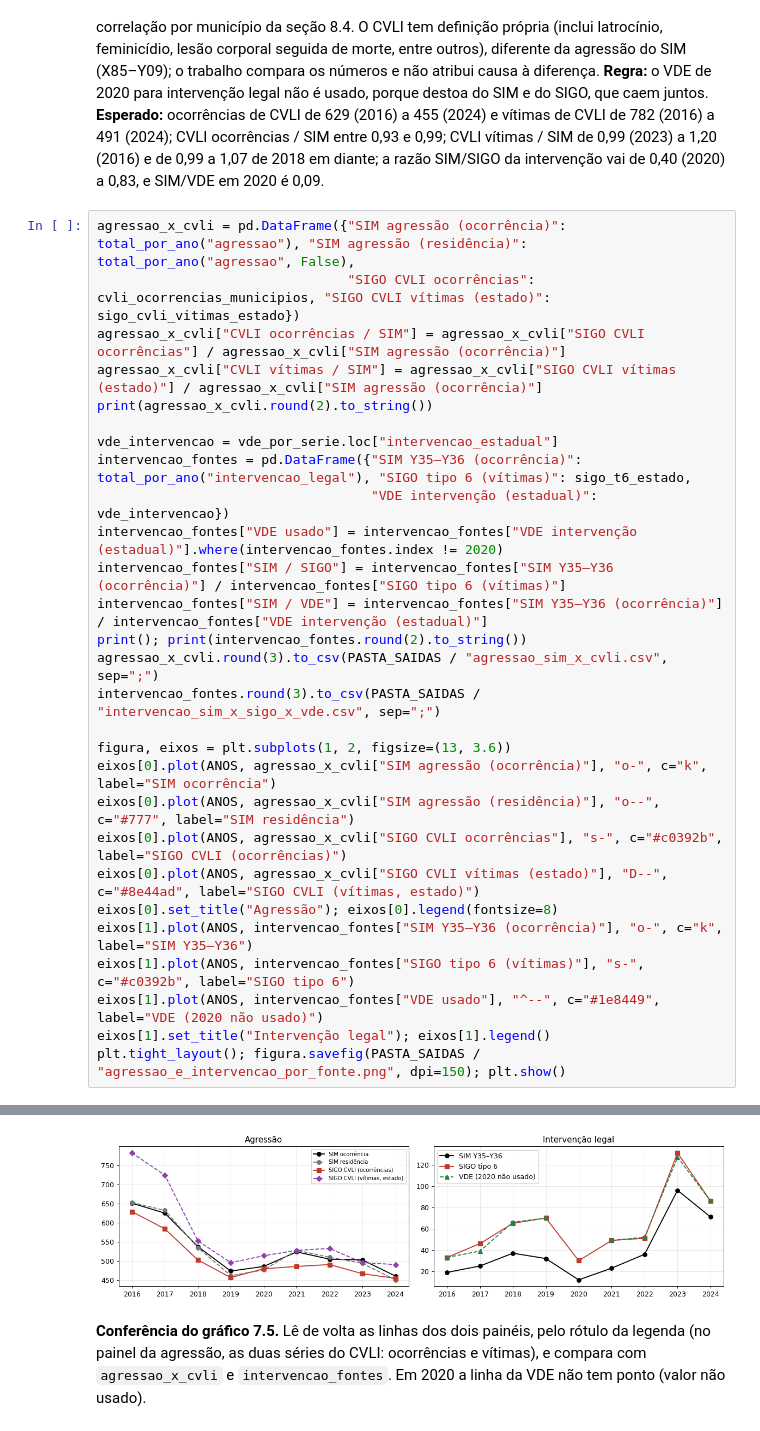
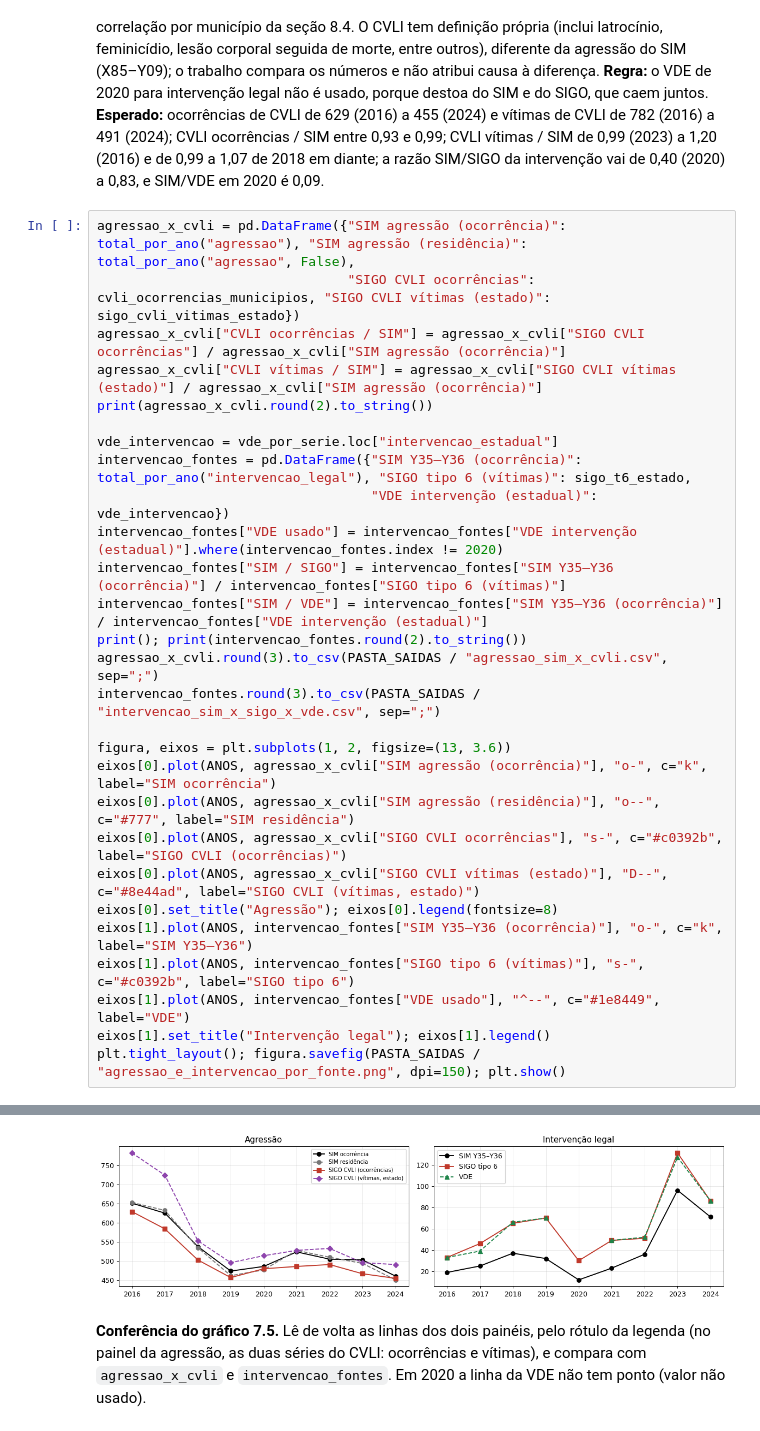
Before and after one commit to magalhes/mortes-violentas-ms, a Jupyter notebook: E4_entrega_final.ipynb, the cells around one changed output, grey strips where cells are left out. Saved outputs shown, nothing was run; the diff lists cells and outputs as text.

```diff
--- a/E4_entrega_final.ipynb
+++ b/E4_entrega_final.ipynb
@@ -3279,35 +3279,35 @@ agressao_x_cvli.round(3).to_csv(PASTA_SAIDAS / "agressao_sim_x_cvli.csv", sep=";
 intervencao_fontes.round(3).to_csv(PASTA_SAIDAS / "intervencao_sim_x_sigo_x_vde.csv", sep=";")
 
 figura, eixos = plt.subplots(1, 2, figsize=(13, 3.6))
 eixos[0].plot(ANOS, agressao_x_cvli["SIM agressão (ocorrência)"], "o-", c="k", label="SIM ocorrência")
 eixos[0].plot(ANOS, agressao_x_cvli["SIM agressão (residência)"], "o--", c="#777", label="SIM residência")
 eixos[0].plot(ANOS, agressao_x_cvli["SIGO CVLI ocorrências"], "s-", c="#c0392b", label="SIGO CVLI (ocorrências)")
 eixos[0].plot(ANOS, agressao_x_cvli["SIGO CVLI vítimas (estado)"], "D--", c="#8e44ad", label="SIGO CVLI (vítimas, estado)")
 eixos[0].set_title("Agressão"); eixos[0].legend(fontsize=8)
 eixos[1].plot(ANOS, intervencao_fontes["SIM Y35–Y36 (ocorrência)"], "o-", c="k", label="SIM Y35–Y36")
 eixos[1].plot(ANOS, intervencao_fontes["SIGO tipo 6 (vítimas)"], "s-", c="#c0392b", label="SIGO tipo 6")
-eixos[1].plot(ANOS, intervencao_fontes["VDE usado"], "^--", c="#1e8449", label="VDE (2020 não usado)")
+eixos[1].plot(ANOS, intervencao_fontes["VDE usado"], "^--", c="#1e8449", label="VDE")
 eixos[1].set_title("Intervenção legal"); eixos[1].legend()
 plt.tight_layout(); figura.savefig(PASTA_SAIDAS / "agressao_e_intervencao_por_fonte.png", dpi=150); plt.show()
 # %% [output]
       SIM agressão (ocorrência)  SIM agressão (residência)  SIGO CVLI ocorrências  SIGO CVLI vítimas (estado)  CVLI ocorrências / SIM  CVLI vítimas / SIM
 2016                        651                        653                    629                         782                    0.97                1.20
 2017                        625                        632                    584                         724                    0.93                1.16
 2018                        538                        535                    503                         553                    0.93                1.03
 2019                        474                        462                    457                         496                    0.96                1.05
 2020                        486                        477                    480                         514                    0.99                1.06
 2021                        524                        528                    486                         528                    0.93                1.01
 2022                        505                        510                    491                         533                    0.97                1.06
 2023                        503                        494                    467                         496                    0.93                0.99
 2024                        461                        451                    455                         491                    0.99                1.07
 
       SIM Y35–Y36 (ocorrência)  SIGO tipo 6 (vítimas)  VDE intervenção (estadual)  VDE usado  SIM / SIGO  SIM / VDE
 ... (5 lines left out)
 2021                        23                     49                          49       49.0        0.47       0.47
 2022                        36                     51                          52       52.0        0.71       0.69
 2023                        96                    131                         127      127.0        0.73       0.76
 2024                        71                     86                          86       86.0        0.83       0.83
-[figure, old version]
+[figure, new version]
 # %% [markdown]
 **Conferência do gráfico 7.5.** Lê de volta as linhas dos dois painéis, pelo rótulo da legenda (no painel da agressão, as duas séries do CVLI: ocorrências e vítimas), e compara com `agressao_x_cvli` e `intervencao_fontes`. Em 2020 a linha da VDE não tem ponto (valor não usado).
 # %%
```
Also changed, not shown: parts of 6 cells of this notebook.
